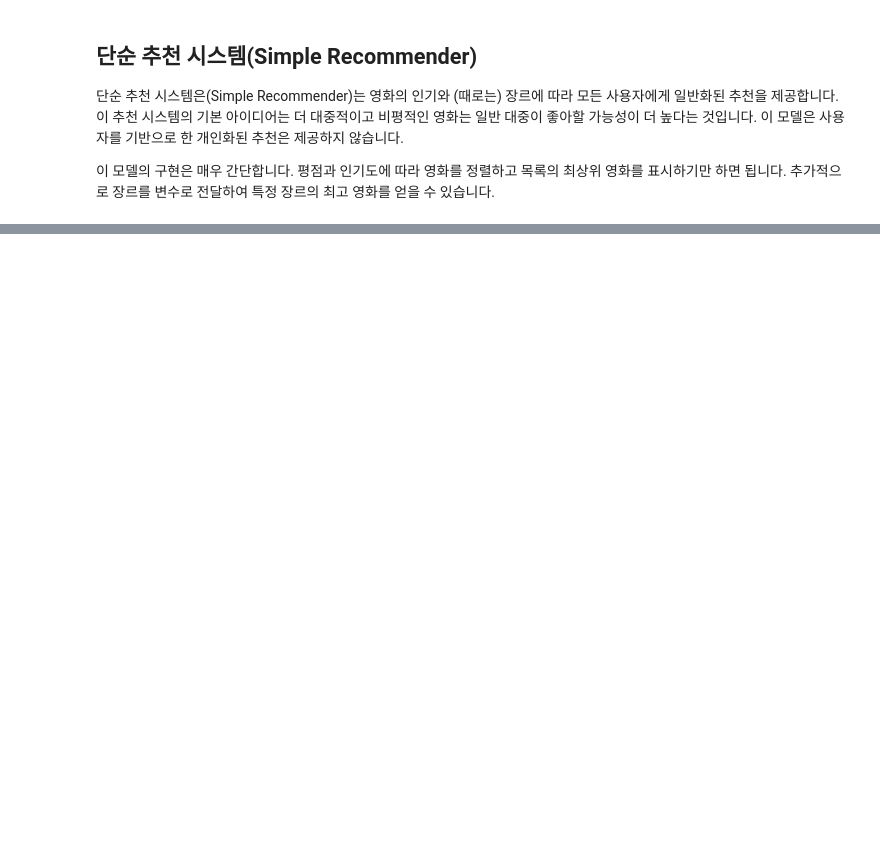
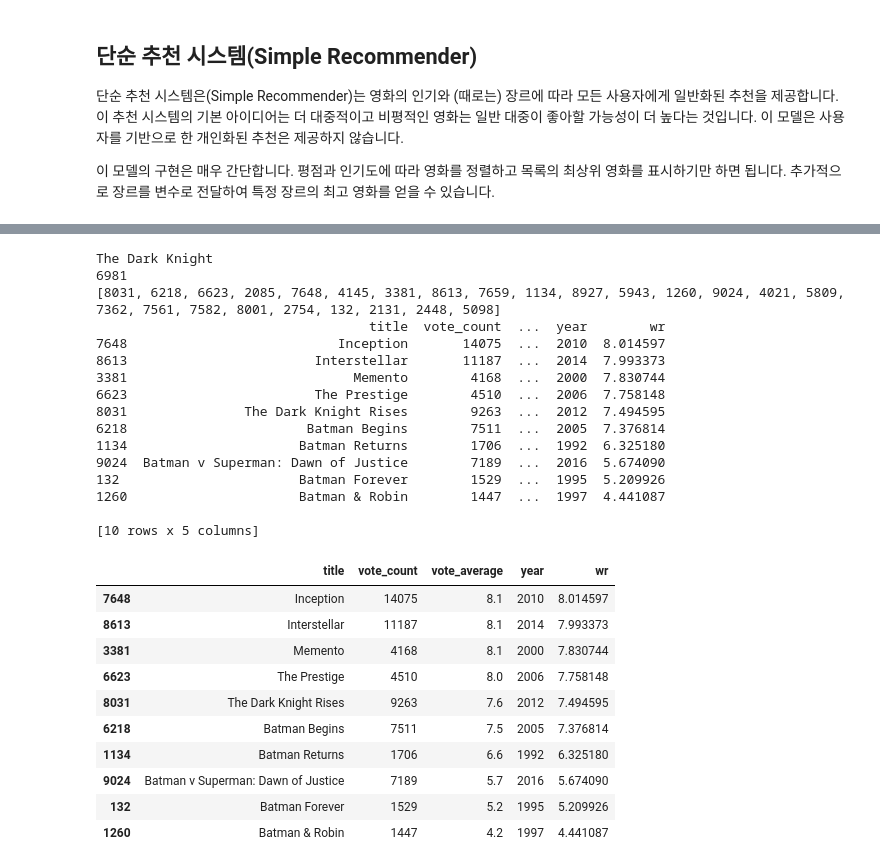
Before and after one commit to qkrwjdduf159/SD_academy, a Jupyter notebook: 머신러닝/텍스트 분석(Text analysis)/텍스트_분석.ipynb, the cells around one changed output, grey strips where cells are left out. Saved outputs shown, nothing was run; the diff lists cells and outputs as text; code cells hidden in the pictures; blank space fills up the shorter version.

```diff
--- a/머신러닝/텍스트 분석(Text analysis)/텍스트_분석.ipynb
+++ b/머신러닝/텍스트 분석(Text analysis)/텍스트_분석.ipynb
@@ -2199,0 +2853,9 @@ import warnings; warnings.simplefilter('ignore')
+# %%
+count = CountVectorizer(analyzer='word', ngram_range=(1,2), min_df=0, stop_words='english')
+count_matrix = count.fit_transform(smd['soup'])
+# %%
+cosine_sim = cosine_similarity(count_matrix, count_matrix)
+# %%
+smd = smd.reset_index()
+titles = smd['title']
+indices = pd.Series(smd.index, index=smd['title'])
@@ -2199,0 +2905,55 @@ import warnings; warnings.simplefilter('ignore')
+# %%
+def improved_recommendations(title):
+    print(title)
+    idx = indices[title]
+    print(idx)
+    sim_scores = list(enumerate(cosine_sim[idx]))
+    sim_scores = sorted(sim_scores, key=lambda x: x[1], reverse=True)
+    sim_scores = sim_scores[1:26]
+    movie_indices = [i[0] for i in sim_scores]
+    print(movie_indices)
+
+    movies = smd.iloc[movie_indices][['title','vote_count','vote_average','year']]
+#     print(movies)
+
+    vote_counts = movies[movies['vote_count'].notnull()]['vote_count'].astype('int')
+    vote_averages = movies[movies['vote_average'].notnull()]['vote_average'].astype('int')
+    C = vote_averages.mean()
+    m = vote_counts.quantile(0.60)
+    qualified = movies[(movies['vote_count'] >= m) & (movies['vote_count'].notnull())]
+#     print(qualified)
+    qualified['vote_count'] = qualified['vote_count'].astype('int')
+    qualified['wr'] = qualified.apply(weighted_rating, axis=1)
+    qualified = qualified.sort_values('wr', ascending=False).head(10)
+    print(qualified)
+    return qualified
+# %%
+improved_recommendations('The Dark Knight')
+# %% [output]
+The Dark Knight
+6981
+[8031, 6218, 6623, 2085, 7648, 4145, 3381, 8613, 7659, 1134, 8927, 5943, 1260, 9024, 4021, 5809, 7362, 7561, 7582, 8001, 2754, 132, 2131, 2448, 5098]
+                                   title  vote_count  ...  year        wr
+7648                           Inception       14075  ...  2010  8.014597
+8613                        Interstellar       11187  ...  2014  7.993373
+3381                             Memento        4168  ...  2000  7.830744
+6623                        The Prestige        4510  ...  2006  7.758148
+8031               The Dark Knight Rises        9263  ...  2012  7.494595
+6218                       Batman Begins        7511  ...  2005  7.376814
+1134                      Batman Returns        1706  ...  1992  6.325180
+9024  Batman v Superman: Dawn of Justice        7189  ...  2016  5.674090
+132                       Batman Forever        1529  ...  1995  5.209926
+1260                      Batman & Robin        1447  ...  1997  4.441087
+
+[10 rows x 5 columns]
+|  | title | vote_count | vote_average | year | wr |
+| 7648 | Inception | 14075 | 8.1 | 2010 | 8.014597 |
+| 8613 | Interstellar | 11187 | 8.1 | 2014 | 7.993373 |
+| 3381 | Memento | 4168 | 8.1 | 2000 | 7.830744 |
+| 6623 | The Prestige | 4510 | 8.0 | 2006 | 7.758148 |
+| 8031 | The Dark Knight Rises | 9263 | 7.6 | 2012 | 7.494595 |
+| 6218 | Batman Begins | 7511 | 7.5 | 2005 | 7.376814 |
+| 1134 | Batman Returns | 1706 | 6.6 | 1992 | 6.325180 |
+| 9024 | Batman v Superman: Dawn of Justice | 7189 | 5.7 | 2016 | 5.674090 |
+| 132 | Batman Forever | 1529 | 5.2 | 1995 | 5.209926 |
+| 1260 | Batman & Robin | 1447 | 4.2 | 1997 | 4.441087 |
```
Also changed, not shown: parts of 115 cells of this notebook.
